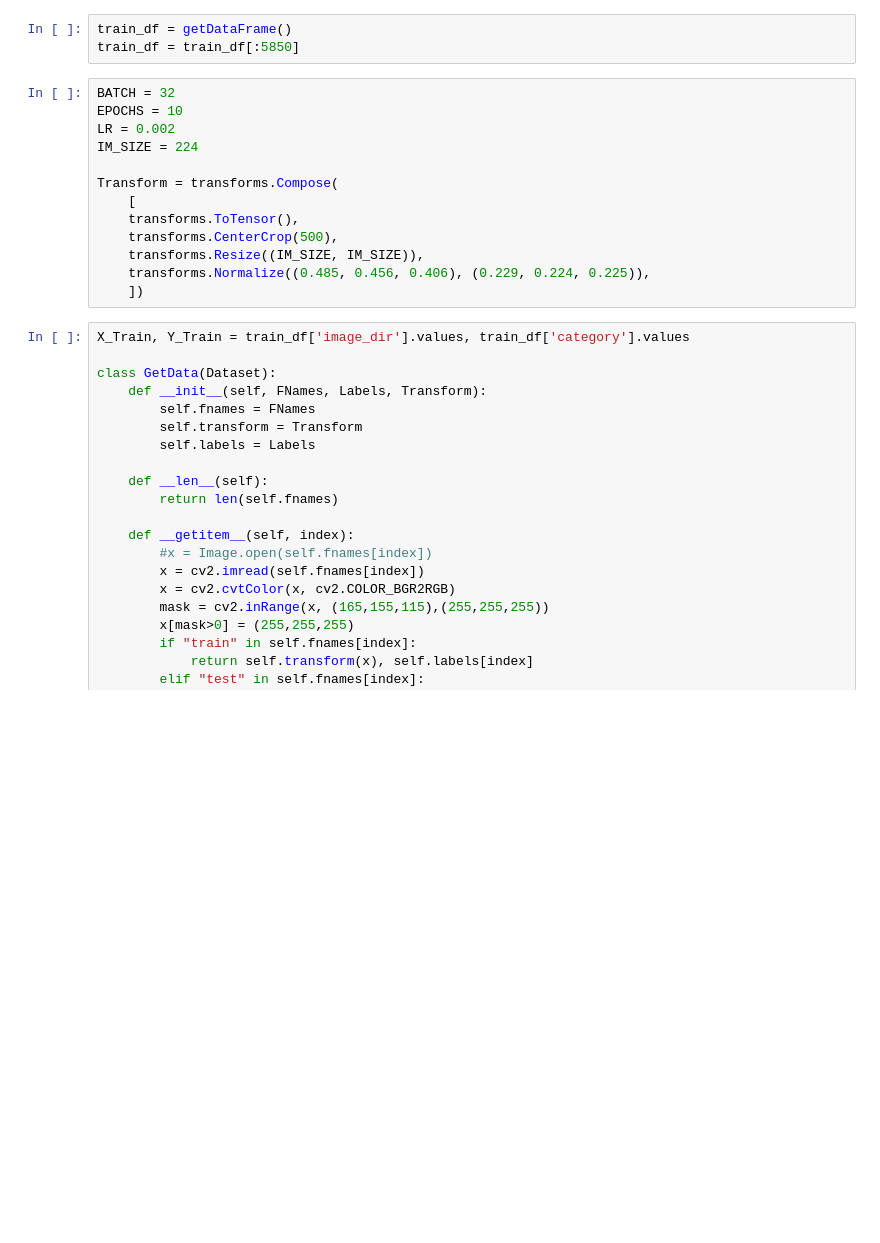
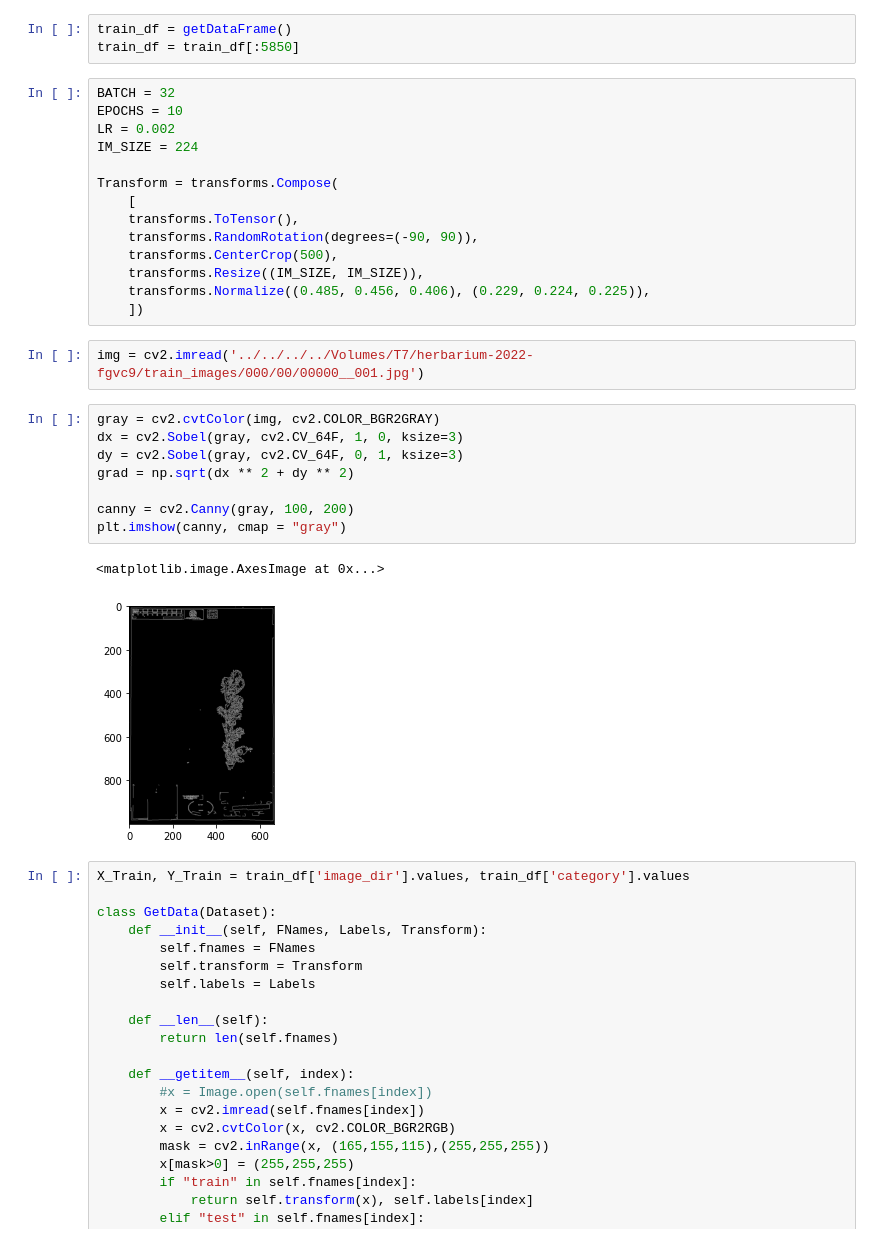
Before and after one commit to liuyoshio/Herbarium-Identification, a Jupyter notebook: processImg.ipynb, the cells around one changed output. Cells and saved outputs as stored; diff of their text form; blank space fills up the shorter version.

```diff
--- a/processImg.ipynb
+++ b/processImg.ipynb
@@ -23,10 +23,24 @@ IM_SIZE = 224
 Transform = transforms.Compose(
     [
     transforms.ToTensor(),
+    transforms.RandomRotation(degrees=(-90, 90)),
     transforms.CenterCrop(500),
     transforms.Resize((IM_SIZE, IM_SIZE)),
     transforms.Normalize((0.485, 0.456, 0.406), (0.229, 0.224, 0.225)),
     ])
+# %%
+img = cv2.imread('../../../../Volumes/T7/herbarium-2022-fgvc9/train_images/000/00/00000__001.jpg')
+# %%
+gray = cv2.cvtColor(img, cv2.COLOR_BGR2GRAY)
+dx = cv2.Sobel(gray, cv2.CV_64F, 1, 0, ksize=3)
+dy = cv2.Sobel(gray, cv2.CV_64F, 0, 1, ksize=3)
+grad = np.sqrt(dx ** 2 + dy ** 2)
+
+canny = cv2.Canny(gray, 100, 200)
+plt.imshow(canny, cmap = "gray")
+# %% [output]
+<matplotlib.image.AxesImage at 0x...>
+[figure, added]
 # %%
 X_Train, Y_Train = train_df['image_dir'].values, train_df['category'].values
 
```
Also changed, not shown: parts of 2 cells of this notebook.
